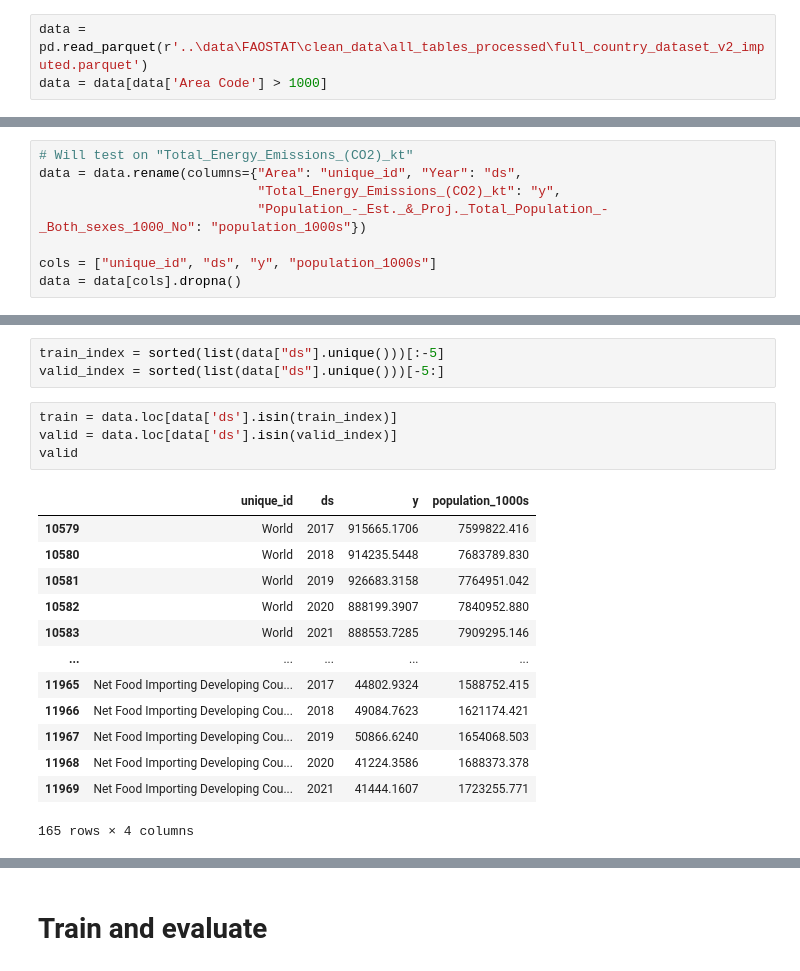
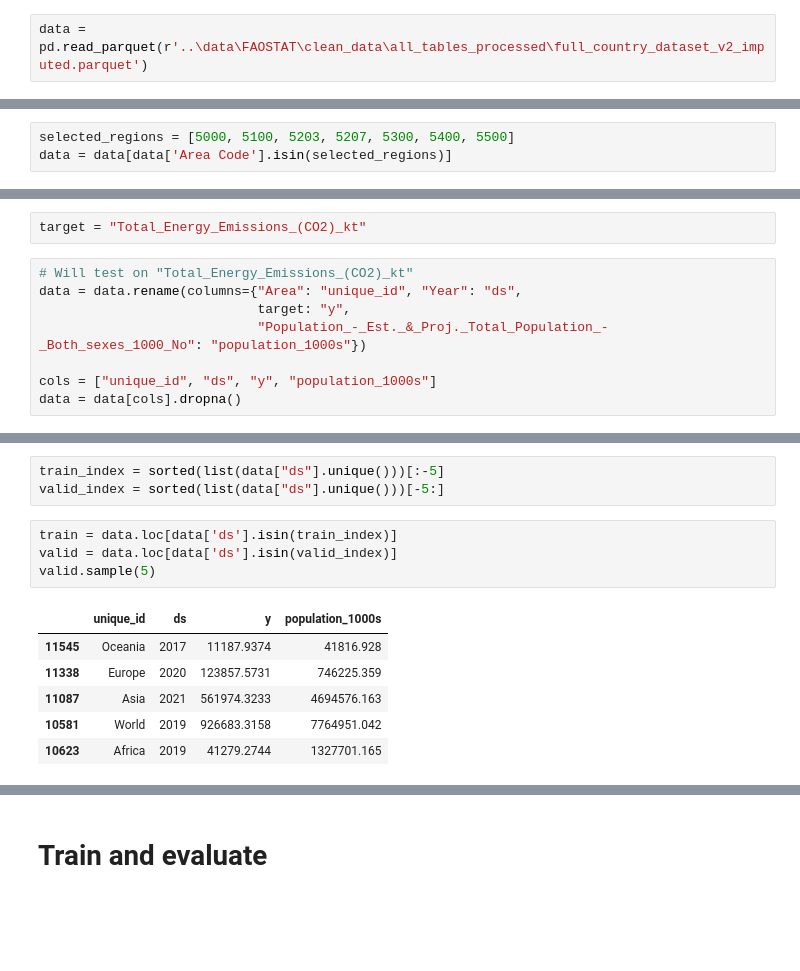
Before and after one commit to ezemriv/FAO-Food-CO2-Footprint, a Jupyter notebook: country_emissions/02_forecasting_emissions.ipynb, the cells around one changed output, grey strips where cells are left out. Cells and saved outputs as stored; diff of their text form; blank space fills up the shorter version.

```diff
--- a/country_emissions/02_forecasting_emissions.ipynb
+++ b/country_emissions/02_forecasting_emissions.ipynb
@@ -48,4 +57,3 @@ from fao_utils import MLForecast_Evaluator, query_country
 # Load data and preprocess it
 # %%
 data = pd.read_parquet(r'..\data\FAOSTAT\clean_data\all_tables_processed\full_country_dataset_v2_imputed.parquet')
-data = data[data['Area Code'] > 1000]
@@ -51,0 +62,3 @@ data = data[data['Area Code'] > 1000]
+# %%
+selected_regions = [5000, 5100, 5203, 5207, 5300, 5400, 5500]
+data = data[data['Area Code'].isin(selected_regions)]
@@ -71,7 +86,9 @@ projections
+# %%
+target = "Total_Energy_Emissions_(CO2)_kt"
 # %%
 # Will test on "Total_Energy_Emissions_(CO2)_kt"
 data = data.rename(columns={"Area": "unique_id", "Year": "ds",
-                            "Total_Energy_Emissions_(CO2)_kt": "y",
+                            target: "y",
                             "Population_-_Est._&_Proj._Total_Population_-_Both_sexes_1000_No": "population_1000s"})
 
 cols = ["unique_id", "ds", "y", "population_1000s"]
@@ -89,21 +106,14 @@ valid_index = sorted(list(data["ds"].unique()))[-5:]
 # %%
 train = data.loc[data['ds'].isin(train_index)]
 valid = data.loc[data['ds'].isin(valid_index)]
-valid
+valid.sample(5)
 # %% [output]
 |  | unique_id | ds | y | population_1000s |
-| 10579 | World | 2017 | 915665.1706 | 7599822.416 |
-| 10580 | World | 2018 | 914235.5448 | 7683789.830 |
+| 11545 | Oceania | 2017 | 11187.9374 | 41816.928 |
+| 11338 | Europe | 2020 | 123857.5731 | 746225.359 |
+| 11087 | Asia | 2021 | 561974.3233 | 4694576.163 |
 | 10581 | World | 2019 | 926683.3158 | 7764951.042 |
-| 10582 | World | 2020 | 888199.3907 | 7840952.880 |
-| 10583 | World | 2021 | 888553.7285 | 7909295.146 |
-| ... | ... | ... | ... | ... |
-| 11965 | Net Food Importing Developing Cou... | 2017 | 44802.9324 | 1588752.415 |
-| 11966 | Net Food Importing Developing Cou... | 2018 | 49084.7623 | 1621174.421 |
-| 11967 | Net Food Importing Developing Cou... | 2019 | 50866.6240 | 1654068.503 |
-| 11968 | Net Food Importing Developing Cou... | 2020 | 41224.3586 | 1688373.378 |
-| 11969 | Net Food Importing Developing Cou... | 2021 | 41444.1607 | 1723255.771 |
+| 10623 | Africa | 2019 | 41279.2744 | 1327701.165 |
-165 rows × 4 columns
 # %%
 # XGBRegressor
 xgb = XGBRegressor(
```
Also changed, not shown: parts of 28 cells of this notebook, 7 other files.
